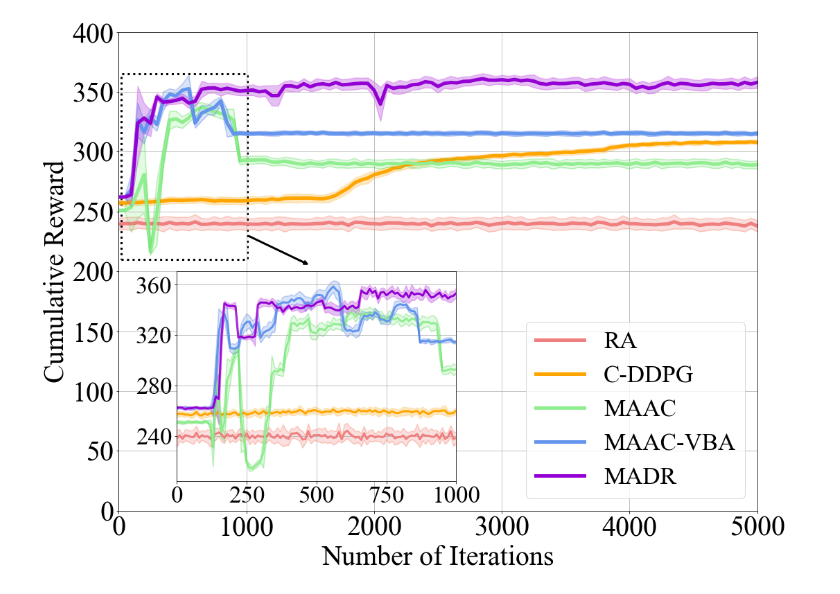
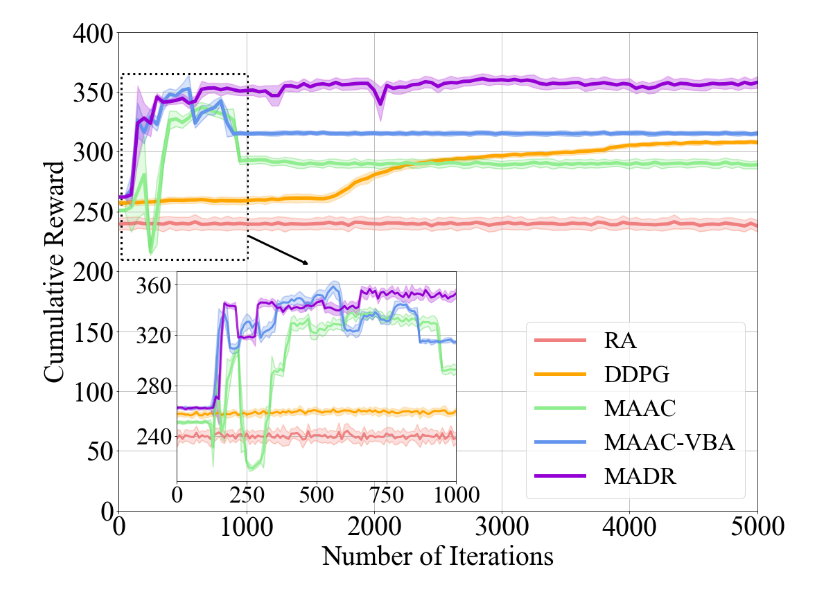
Before and after one commit to neardws/My-Doctoral-Dissertation, a Jupyter notebook: figures origin/Fig3-5-convergence.ipynb, the cells around one changed output. Drawn from its saved outputs; the diff is of its cells as text; code cells hidden in the pictures.

```diff
--- a/figures origin/Fig3-5-convergence.ipynb
+++ b/figures origin/Fig3-5-convergence.ipynb
@@ -47,7 +47,7 @@ def draw_small_every_results(cr_csv, ranges, max_num):
     plt.figure(figsize=(16, 12))
     draw_one_result(epoch_index, ra_rewards, ranges, max_num, colors[0:2], line_label='RA')
     # draw_one_result(epoch_index, c_ddpg_rewards, ranges, max_num, colors[2:4], line_label='C-DDPG')
-    draw_one_result(epoch_index, c_ddpg_rewards, ranges, max_num, colors[4:6], line_label='C-DDPG')
+    draw_one_result(epoch_index, c_ddpg_rewards, ranges, max_num, colors[4:6], line_label='DDPG')
     draw_one_result(epoch_index, iac_ga_rewards, ranges, max_num, colors[6:8], line_label='MAAC')
     draw_one_result(epoch_index, hdr_madrl_rewards, ranges, max_num, colors[8:], line_label='MDR')
 
@@ -112,7 +112,7 @@ def draw_add_results(cr_csv, ranges, max_num, y_min, small_ranges, small_max_num
     madr_ga_rewards = df["mac-gba"].values.tolist()
     hdr_madrl_rewards = df["mdr-gba"].values.tolist()
     draw_one_result(plt, epoch_index, ra_rewards, ranges, max_num, colors[0:2], line_label='RA')
-    draw_one_result(plt, epoch_index, c_ddpg_rewards, ranges, max_num, colors[2:4], line_label='C-DDPG')
+    draw_one_result(plt, epoch_index, c_ddpg_rewards, ranges, max_num, colors[2:4], line_label='DDPG')
     draw_one_result(plt, epoch_index, iac_ga_rewards, ranges, max_num, colors[4:6], line_label='MAAC')
     draw_one_result(plt, epoch_index, madr_ga_rewards, ranges, max_num, colors[6:8], line_label='MAAC-VBA')
     draw_one_result(plt, epoch_index, hdr_madrl_rewards, ranges, max_num, colors[8:], line_label='MADR')
@@ -135,32 +135,32 @@ def draw_add_results(cr_csv, ranges, max_num, y_min, small_ranges, small_max_num
     ax1 = fig.add_axes([left,bottom,width,height])
 
     font_size = 35
     colors = ['lightcoral', 'coral', 'orange', 'wheat', 'lightgreen', 'limegreen', 'cornflowerblue', 'royalblue',  'darkviolet', 'violet']
     df = pd.read_csv(cr_csv, names=["Epoch index", "ra", "c-ddpg", "mac", "mac-gba", "mdr-gba"], header=0)
     epoch_index = df["Epoch index"].values.tolist()
     ra_rewards = df["ra"].values.tolist()
     c_ddpg_rewards = df["c-ddpg"].values.tolist()
     iac_ga_rewards = df["mac"].values.tolist()
     madr_ga_rewards = df["mac-gba"].values.tolist()
     hdr_madrl_rewards = df["mdr-gba"].values.tolist()
     # plt.figure(figsize=(16, 12))
     # plt.rcParams['font.sans-serif'] = ['Nimbus Roman']
     draw_one_result(ax1, epoch_index, ra_rewards, small_ranges, small_max_num, colors[0:2], line_label='RA', linewidth=3.0)
-    draw_one_result(ax1, epoch_index, c_ddpg_rewards, small_ranges, small_max_num, colors[2:4], line_label='C-DDPG', linewidth=3.0)
+    draw_one_result(ax1, epoch_index, c_ddpg_rewards, small_ranges, small_max_num, colors[2:4], line_label='DDPG', linewidth=3.0)
     draw_one_result(ax1, epoch_index, iac_ga_rewards, small_ranges, small_max_num, colors[4:6], line_label='MAAC', linewidth=3.0)
     draw_one_result(ax1, epoch_index, madr_ga_rewards, small_ranges, small_max_num, colors[6:8], line_label='MAAC-VBA', linewidth=3.0)
     draw_one_result(ax1, epoch_index, hdr_madrl_rewards, small_ranges, small_max_num, colors[8:], line_label='MADR', linewidth=3.0)
     ax1.tick_params(labelsize=font_size)
     ax1.set_xlim(xmin=0, xmax=small_max_num-50)
     # ax1.set_ylim(ymin=200, ymax=400)
     ax1.xaxis.set_major_locator(MultipleLocator(250))
     ax1.yaxis.set_major_locator(MultipleLocator(40))
     ax1.grid()
     plt.savefig("Fig3-5-convergence.pdf", bbox_inches='tight')
     plt.show()
 
 if __name__ == '__main__':
     cr_csv = "./Fig3-5-convergence-CR_result.csv"
     draw_add_results(cr_csv, 50, 5050, 0, 10, 1050)
 # %% [output]
-[figure, old version]
+[figure, new version]
```
Also changed, not shown: 19 other files.
